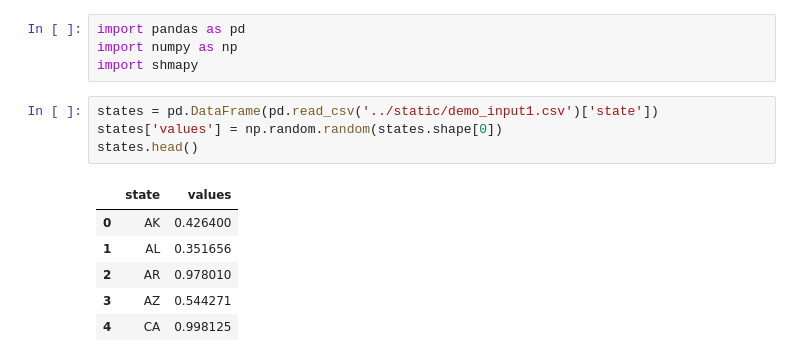
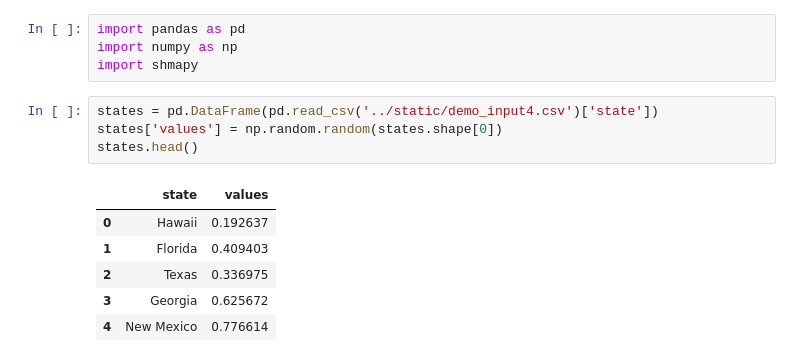
Before and after one commit to mpkrass7/shmapy, a Jupyter notebook: shmapy/examples/shmapy_basics.ipynb, the cells around one changed output. Saved outputs shown, nothing was run; the diff lists cells and outputs as text.

```diff
--- a/shmapy/examples/shmapy_basics.ipynb
+++ b/shmapy/examples/shmapy_basics.ipynb
@@ -3,14 +3,14 @@ import pandas as pd
 import numpy as np
 import shmapy
 # %%
-states = pd.DataFrame(pd.read_csv('../static/demo_input1.csv')['state'])
+states = pd.DataFrame(pd.read_csv('../static/demo_input4.csv')['state'])
 states['values'] = np.random.random(states.shape[0])
 states.head()
 # %% [output]
 |  | state | values |
-| 0 | AK | 0.426400 |
-| 1 | AL | 0.351656 |
-| 2 | AR | 0.978010 |
-| 3 | AZ | 0.544271 |
-| 4 | CA | 0.998125 |
+| 0 | Hawaii | 0.192637 |
+| 1 | Florida | 0.409403 |
+| 2 | Texas | 0.336975 |
+| 3 | Georgia | 0.625672 |
+| 4 | New Mexico | 0.776614 |
 # %%
```
Also changed, not shown: parts of 9 cells of this notebook, 2 other files.
